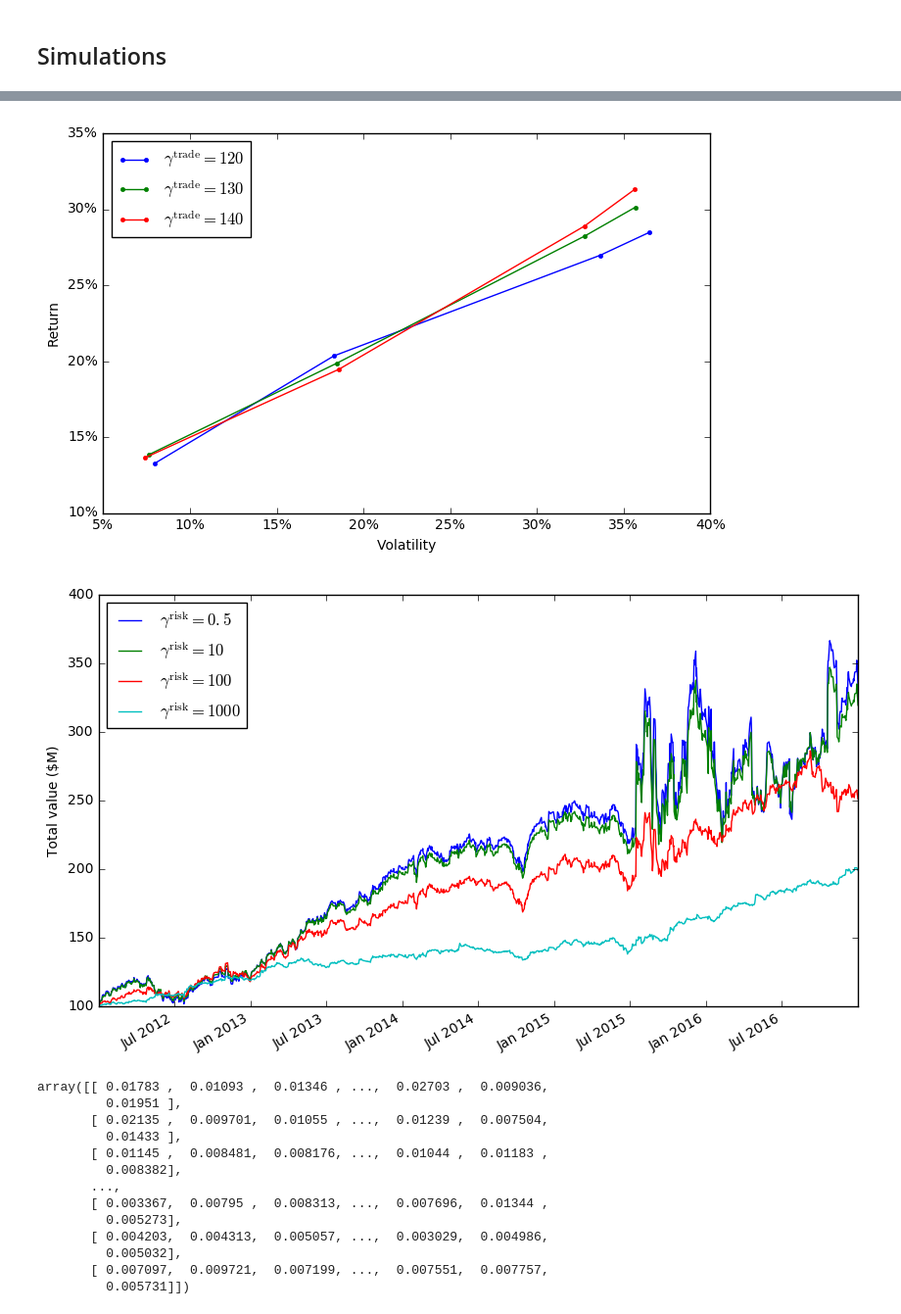
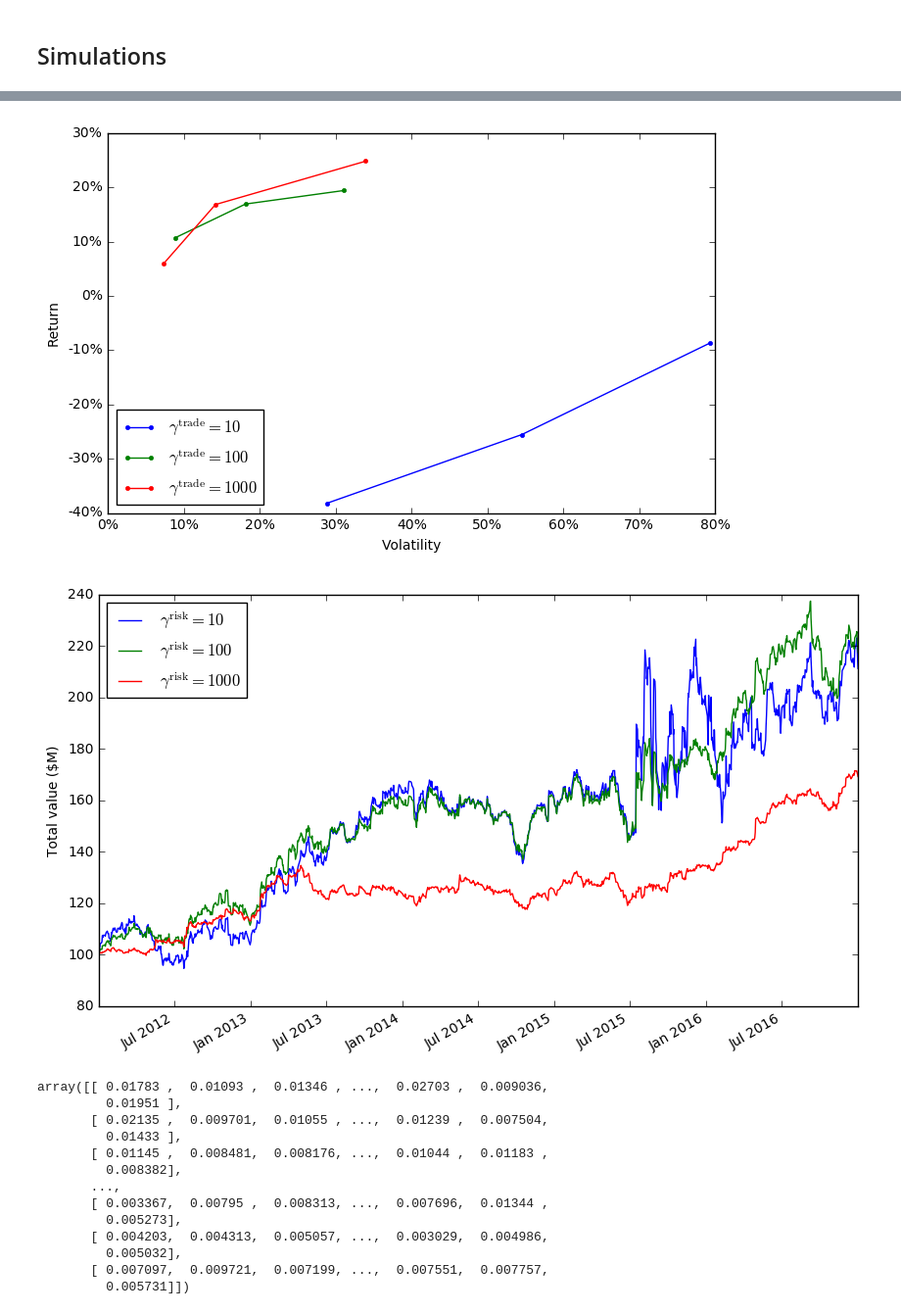
Before and after one commit to cvxgrp/cvxportfolio, a Jupyter notebook: SinglePeriodOptimization.ipynb, the cells around one changed output, grey strips where cells are left out. Shown at 98% size. Saved outputs shown, nothing was run; the diff lists cells and outputs as text; code cells hidden in the pictures.

```diff
--- a/SinglePeriodOptimization.ipynb
+++ b/SinglePeriodOptimization.ipynb
@@ -70,8 +70,8 @@ exposures_pan, factor_sigma_pan, idyos_df = series_factor_model_covariance(retur
 risk_model = cp.FactorModelSigma(exposures_pan, factor_sigma_pan, idyos_df)
 
 policies={}
-gamma_risks=[.5, 10., 100., 1000.,]
-gamma_tcosts=[0., 120., 130., 140.] # only 0 1 60 70
+gamma_risks=[ 10., 100., 1000.]
+gamma_tcosts=[10., 100., 1000.] # only 0 1 60 70
 for gamma_risk in gamma_risks:
     for gamma_tcost in gamma_tcosts :
         policies[(gamma_risk, gamma_tcost)] = \
@@ -156,11 +155,11 @@ gamma_tcost & gamma_risk &               &                   &             \\
 \end{tabular}
 # %%
 plt.figure(figsize=(8,5))
-for gamma_tcost in table.index.levels[0][1:]:
+for gamma_tcost in table.index.levels[0][:]:
     x = table.loc[gamma_tcost]['Excess risk']
     y = table.loc[gamma_tcost]['Excess return']
     plt.plot(np.array(x),np.array(y), '.-', label='$\gamma^\mathrm{trade} = %s$'%gamma_tcost)
-plt.legend(loc='upper left')
+plt.legend(loc='lower left')
 plt.xlabel('Volatility')
 plt.ylabel('Return')
 
@@ -171,17 +170,17 @@ ax.yaxis.set_major_formatter(mtick.FormatStrFormatter('%.0f%%'))
 
 plt.savefig(plotdir+'spo_riskrewardfrontier.png')
 # %% [output]
-[figure, old version]
+[figure, new version]
 # %%
-gamma_tcost=130#gamma_tcosts[2]
+gamma_tcost=100#gamma_tcosts[2]
 plt.figure(figsize=(10,6))
 
 [(results[(i, gamma_tcost)].v/1E6).plot(label='$\gamma^\mathrm{risk} = %g$'%i) for i in gamma_risks]
 plt.legend(loc='upper left')# if i==0 else 'upper left')
 plt.ylabel('Total value (\$M)')
 plt.savefig(plotdir+'spo_valueintime.png')
 # %% [output]
-[figure, old version]
+[figure, new version]
 # %%
 sigmas.values[:,:-1]
 # %% [output]
```
Also changed, not shown: parts of 12 cells of this notebook, 4 other files.
